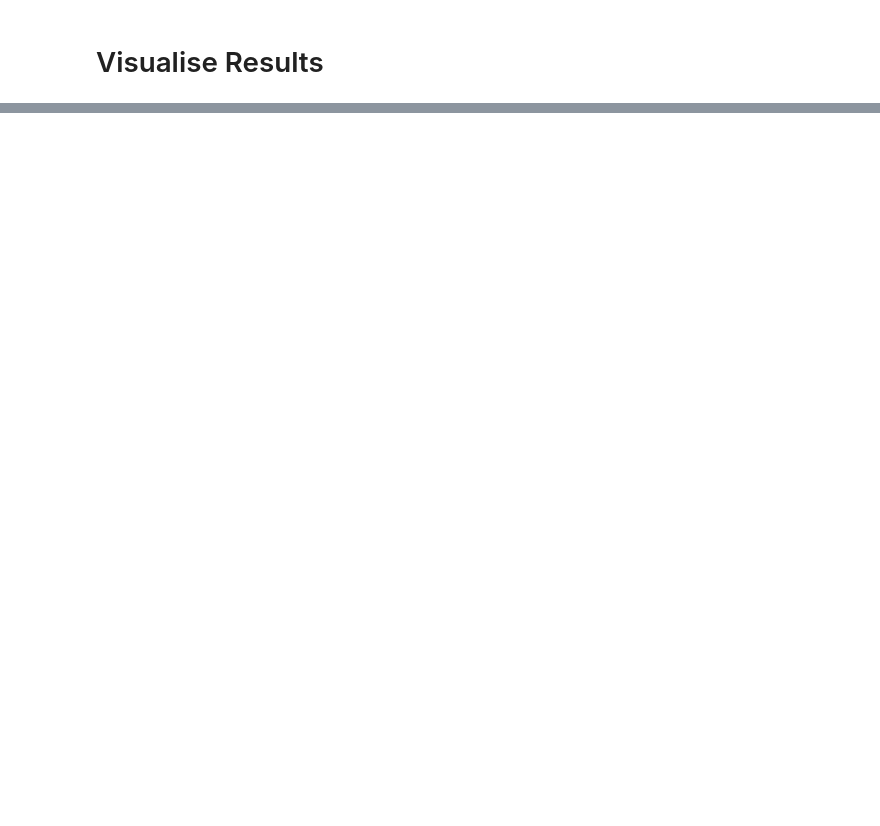
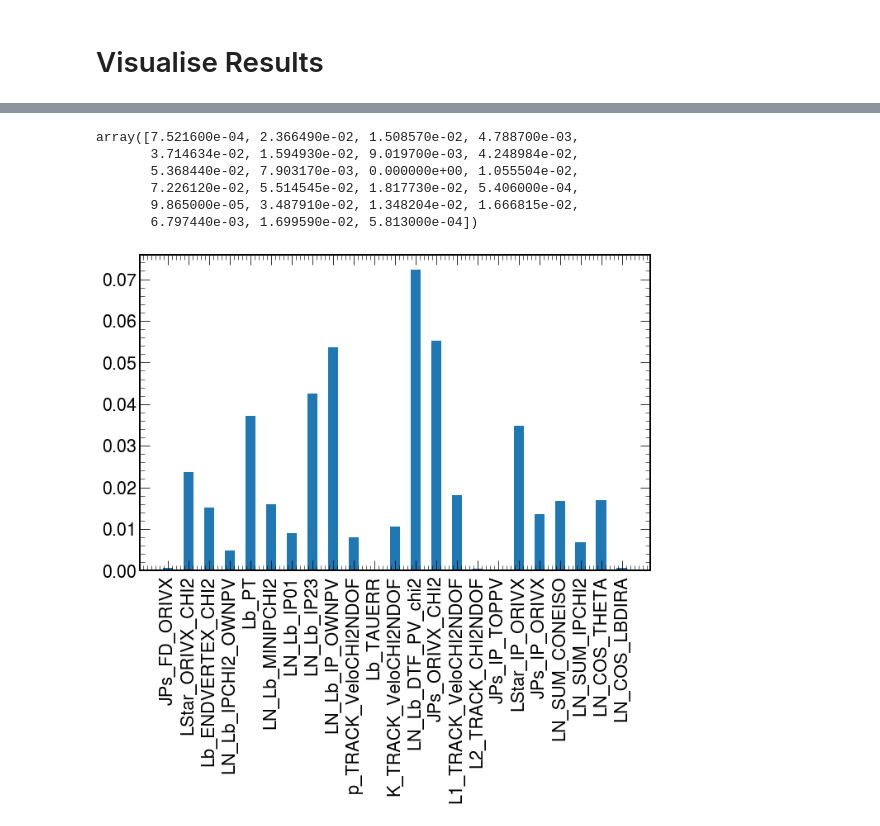
Before and after one commit to ChandlerKenworthy/Y4RareDecayProject, a Jupyter notebook: model_evaluation/feature_evaluation.ipynb, the cells around one changed output, grey strips where cells are left out. Saved outputs shown, nothing was run; the diff lists cells and outputs as text; code cells hidden in the pictures; blank space fills up the shorter version.

```diff
--- a/model_evaluation/feature_evaluation.ipynb
+++ b/model_evaluation/feature_evaluation.ipynb
@@ -43,0 +29,8 @@ https://scikit-learn.org/stable/modules/model_persistence.html#security-maintain
+# %%
+nn = tf.keras.models.load_model(f'../neural_network/models/v9.0.5')
+xgb = load(f'../classification_methods/models/XGB_9.0.5.joblib')
+knn = load(f'../classification_methods/models/KNN_9.0.5_tune.joblib')
+dtc = load(f'../classification_methods/models/DTC_9.0.5_tune.joblib')
+rfc = load(f'../classification_methods/models/RFC_9.0.5_tune.joblib')
+
+models = {'NN': nn, 'XGB': xgb, 'KNN': knn, 'DTC': dtc, 'RFC': rfc}
@@ -133,0 +199,4 @@ plt.show()
+# %%
+test_df = pd.read_csv('Permutation_Importance_Test_F1_Scores.csv', index_col='Model')
+features = test_df.columns.to_list()
+test_df.head()
@@ -133,0 +212,24 @@ plt.show()
+# %%
+# Plot the difference in the observed F1 score as a bar chart for each model (row)
+test_df = test_df.T # Transpose so we can access the models as columns which is more natural
+
+diffs = []
+for model_name in models.keys():
+    diffs.append(np.array([test_df['NN'].loc['Original'] - test_df['NN'].loc[feature] for feature in features if feature != 'Original']))
+# %%
+diffs[0]
+# %% [output]
+array([7.521600e-04, 2.366490e-02, 1.508570e-02, 4.788700e-03,
+       3.714634e-02, 1.594930e-02, 9.019700e-03, 4.248984e-02,
+       5.368440e-02, 7.903170e-03, 0.000000e+00, 1.055504e-02,
+       7.226120e-02, 5.514545e-02, 1.817730e-02, 5.406000e-04,
+       9.865000e-05, 3.487910e-02, 1.348204e-02, 1.666815e-02,
+       6.797440e-03, 1.699590e-02, 5.813000e-04])
+# %%
+fig, ax = plt.subplots(1, 1)
+ax.bar([f for f in features if f != 'Original'], diffs[0], width=0.5)
+plt.xticks(rotation=90)
+plt.tight_layout()
+plt.show()
+# %% [output]
+[figure, added]
```
Also changed, not shown: parts of 24 cells of this notebook.
